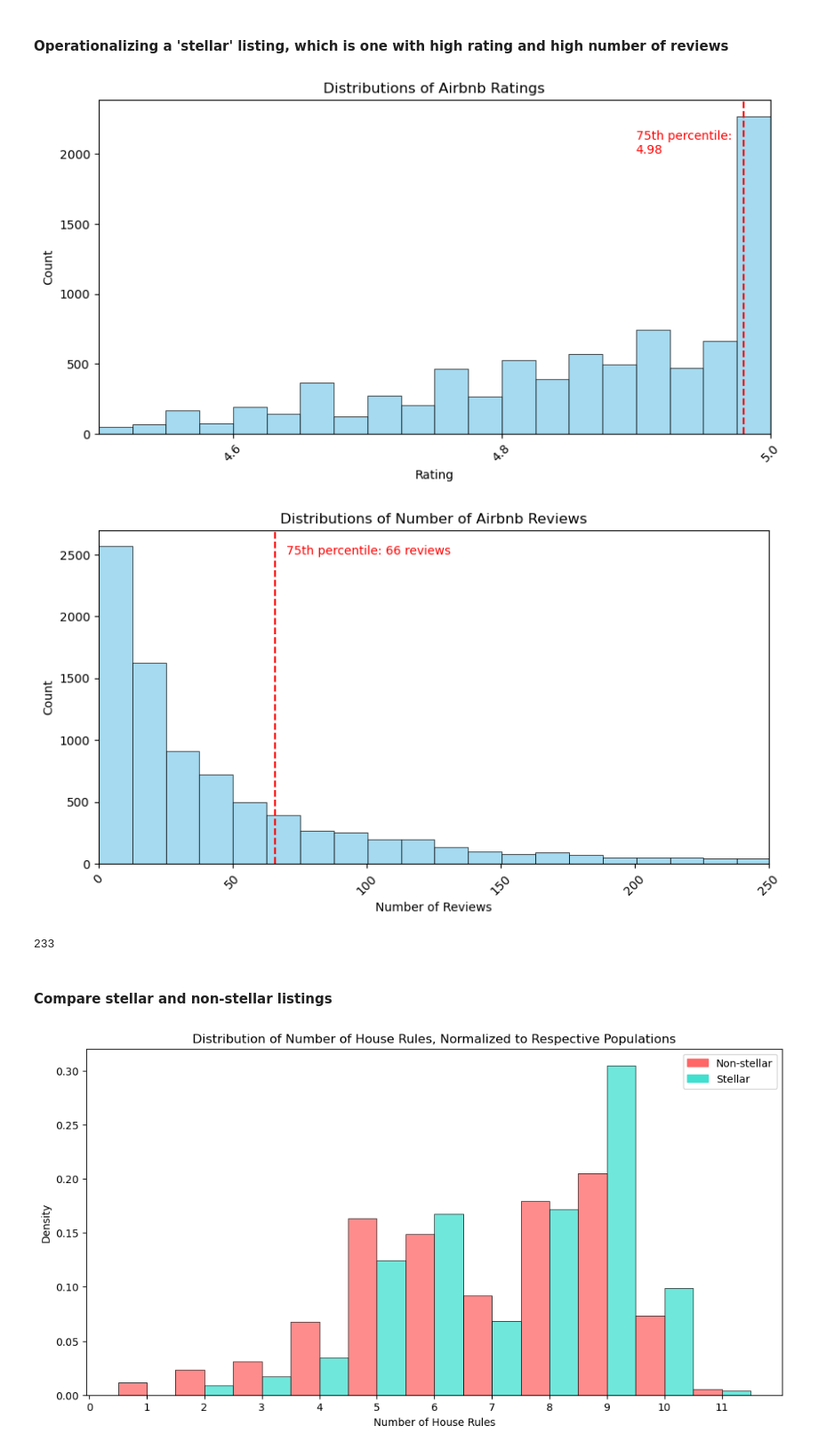
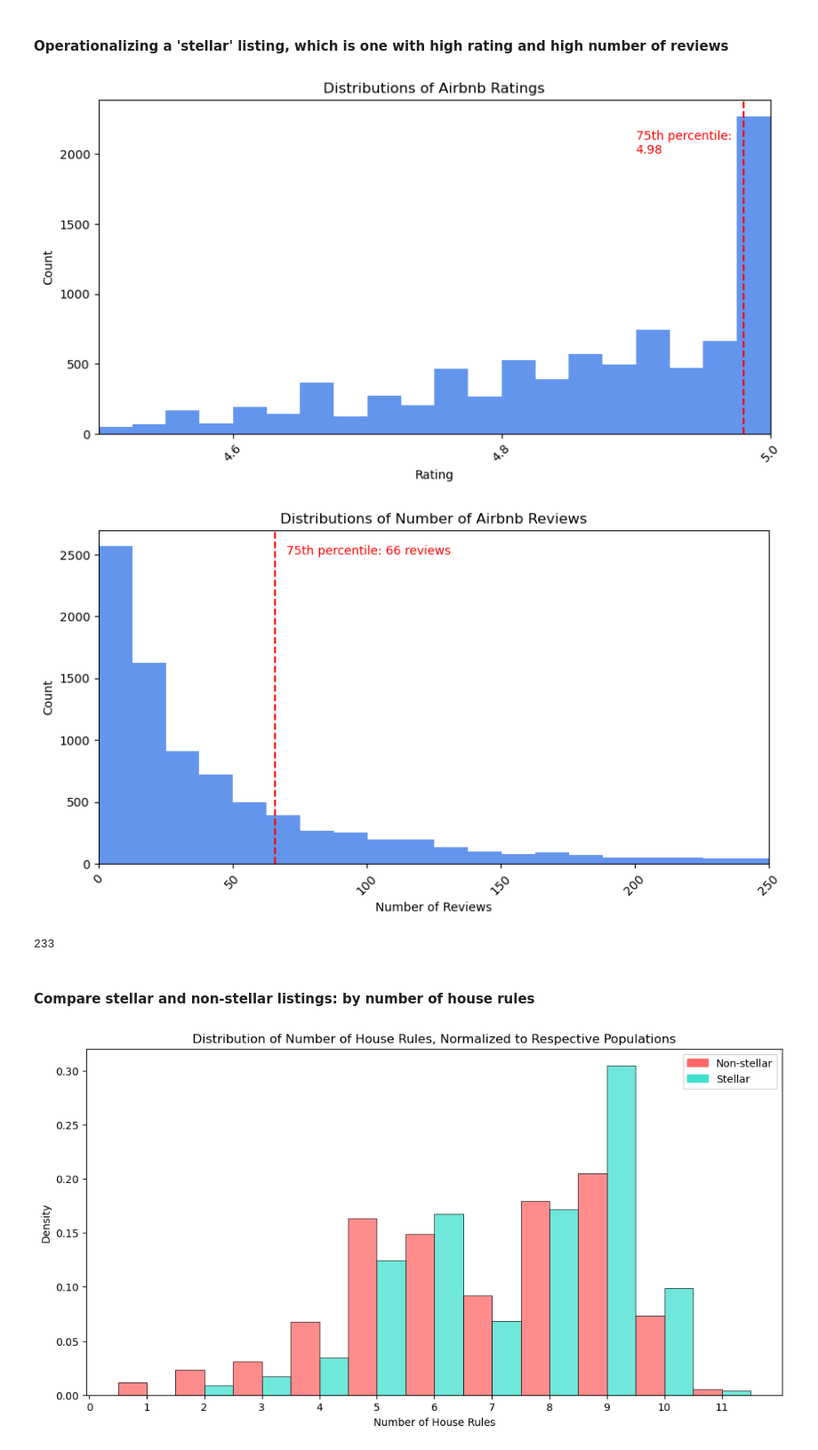
Before and after one commit to vndayambaje/Airbnb_EDA_Project, a Jupyter notebook: Project_2_final_eda.ipynb, the cells around one changed output. Shown at 89% size. Cells and saved outputs as stored; diff of their text form; code cells hidden in the pictures.

```diff
--- a/Project_2_final_eda.ipynb
+++ b/Project_2_final_eda.ipynb
@@ -560,36 +578,33 @@ import seaborn as sns
 #### Operationalizing a 'stellar' listing, which is one with high rating and high number of reviews
 # %%
 # Look at the distribution of ratings to decide what is considered a high rating.
-
-# create a new dataframe that drops all the ratings that are -1
-airbnb_small = airbnb[airbnb['rating'] > 0].copy()
 
 # calculate the 75th percentile for rating
 high_rating_threshold = airbnb_small['rating'].quantile(0.75)
 
 # initialize figure
 fig, ax = plt.subplots(figsize=(10, 5))
 
 # plot histogram with the specified bins
-sns.histplot(airbnb_small['rating'], bins = 80, kde = False, ax = ax, color = 'skyblue', edgecolor='black', linewidth=0.5)
+sns.histplot(airbnb_small['rating'], bins = 80, kde = False, ax = ax, color = 'cornflowerblue', edgecolor='black', linewidth=0.0,alpha = 1)
 ax.set_title('Distributions of Airbnb Ratings')
 ax.set_ylabel('Count')
 ax.set_xlabel('Rating')
 
 # Add a line for the 80th percentile
 ax.axvline(high_rating_threshold, color = 'red', linestyle = 'dashed')
 ax.text(4.90, 2000,f'75th percentile:\n{high_rating_threshold:.2f}', color = 'red')
 
 # set xticks
 xticks = np.arange(4, airbnb['rating'].max()+0.2, 0.2)
 ax.set_xticks(xticks)
 plt.xticks(rotation=45)
 ax.set_xlim(left = 4.5, right = 5.0)
 
 # show plot
 plt.show()
 # %% [output]
-[figure, old version]
+[figure, new version]
 # %%
 # Look at the distribution of reviews to decide what is considered a high number of reviews. This is as proxy indicator for a popular (or infamous listing)
 
@@ -600,7 +615,7 @@ high_reviews_threshold = int(airbnb_small['reviews'].quantile(0.75))
 fig, ax = plt.subplots(figsize=(10, 5))
 
 # plot histogram with the specified bins
-sns.histplot(airbnb_small['reviews'], bins = 80, kde = False, ax = ax, color = 'skyblue', edgecolor='black', linewidth=0.5)
+sns.histplot(airbnb_small['reviews'], bins = 80, kde = False, ax = ax, color = 'cornflowerblue', edgecolor='black', linewidth=0.0, alpha = 1)
 ax.set_title('Distributions of Number of Airbnb Reviews')
 ax.set_ylabel('Count')
 ax.set_xlabel('Number of Reviews')
@@ -618,7 +633,7 @@ ax.set_xlim(left = 0, right = 250)
 #show plot
 plt.show()
 # %% [output]
-[figure, old version]
+[figure, new version]
 # %%
 # label listings that have rating and number of reviews at and above their respective 80th percentiles as stellar
 airbnb_small['stellar'] = (airbnb_small['reviews'] >= high_reviews_threshold) & (airbnb_small['rating'] >= high_rating_threshold)
@@ -628,7 +643,7 @@ len(airbnb_small[airbnb_small['stellar'] == True])
 # %% [output]
 233
 # %% [markdown]
-#### Compare stellar and non-stellar listings
+#### Compare stellar and non-stellar listings: by number of house rules
 # %%
 #Study the number of house rules stellar and non-stellar listings have
 
```
Also changed, not shown: parts of 16 cells of this notebook, 1 other file.
